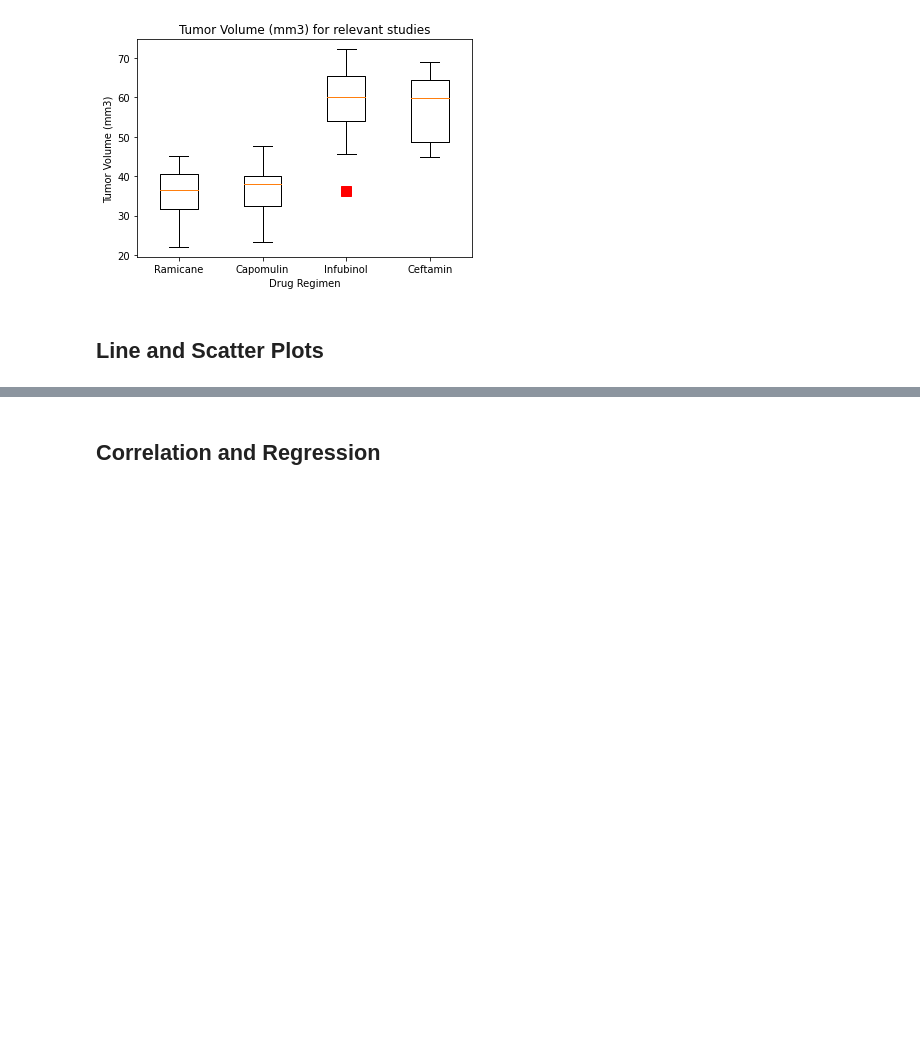
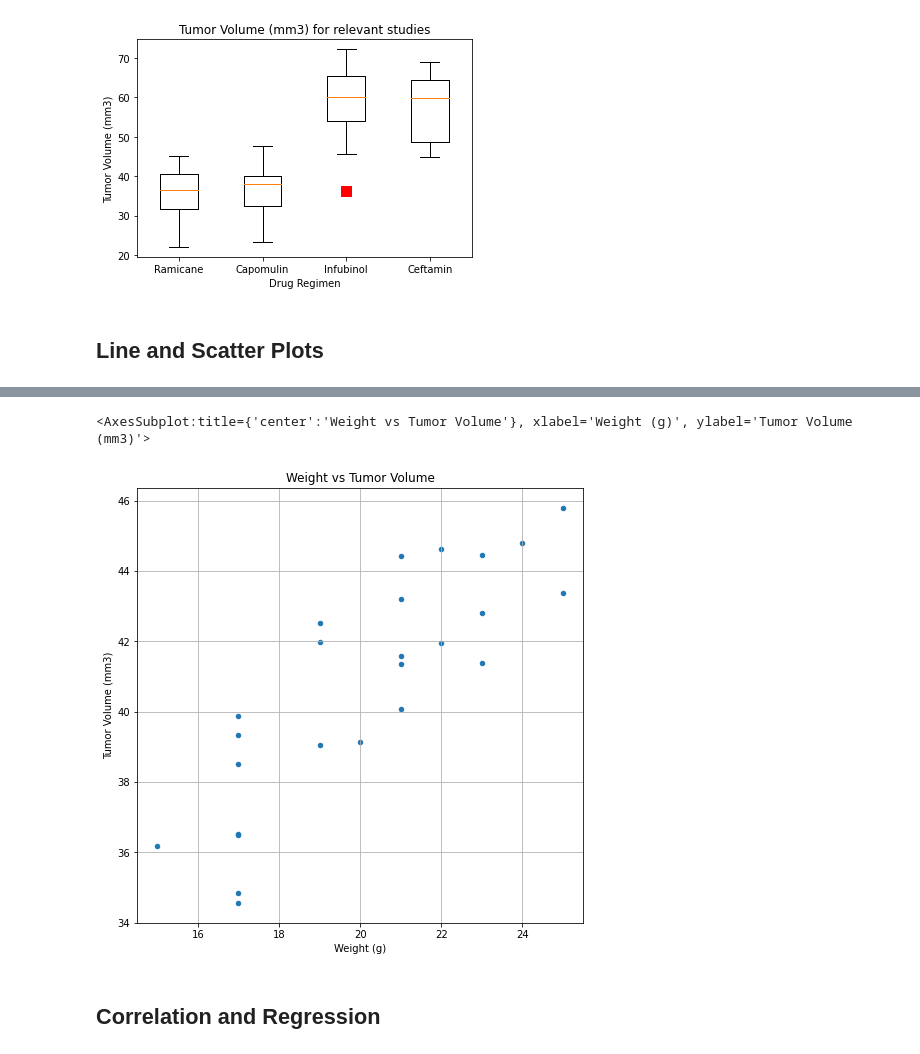
Before and after one commit to JuanjoFernandez/pharmaceutical, a Jupyter notebook: Pymaceuticals/pymaceuticals_starter.ipynb, the cells around one changed output, grey strips where cells are left out. Drawn from its saved outputs; the diff is of its cells as text; code cells hidden in the pictures; blank space fills up the shorter version.

```diff
--- a/Pymaceuticals/pymaceuticals_starter.ipynb
+++ b/Pymaceuticals/pymaceuticals_starter.ipynb
@@ -367,5 +367,14 @@ From the list of mouse ID's please type the one you want to see the plot for:
 # %%
 # Generate a scatter plot of average tumor volume vs. mouse weight for the Capomulin regimen
+
+#obtaining tumor volume average
+tumor_average = capomulin_data[['Mouse ID', 'Weight (g)', 'Tumor Volume (mm3)']].groupby('Mouse ID').mean()
+
+tumor_average.plot(kind="scatter", x="Weight (g)", y="Tumor Volume (mm3)", grid=True, figsize=(8,8),
+                   title="Weight vs Tumor Volume")
+# %% [output]
+<AxesSubplot:title={'center':'Weight vs Tumor Volume'}, xlabel='Weight (g)', ylabel='Tumor Volume (mm3)'>
+[figure, added]
 # %% [markdown]
 ## Correlation and Regression
 # %%
```
Also changed, not shown: parts of 2 cells of this notebook, 1 other file.
